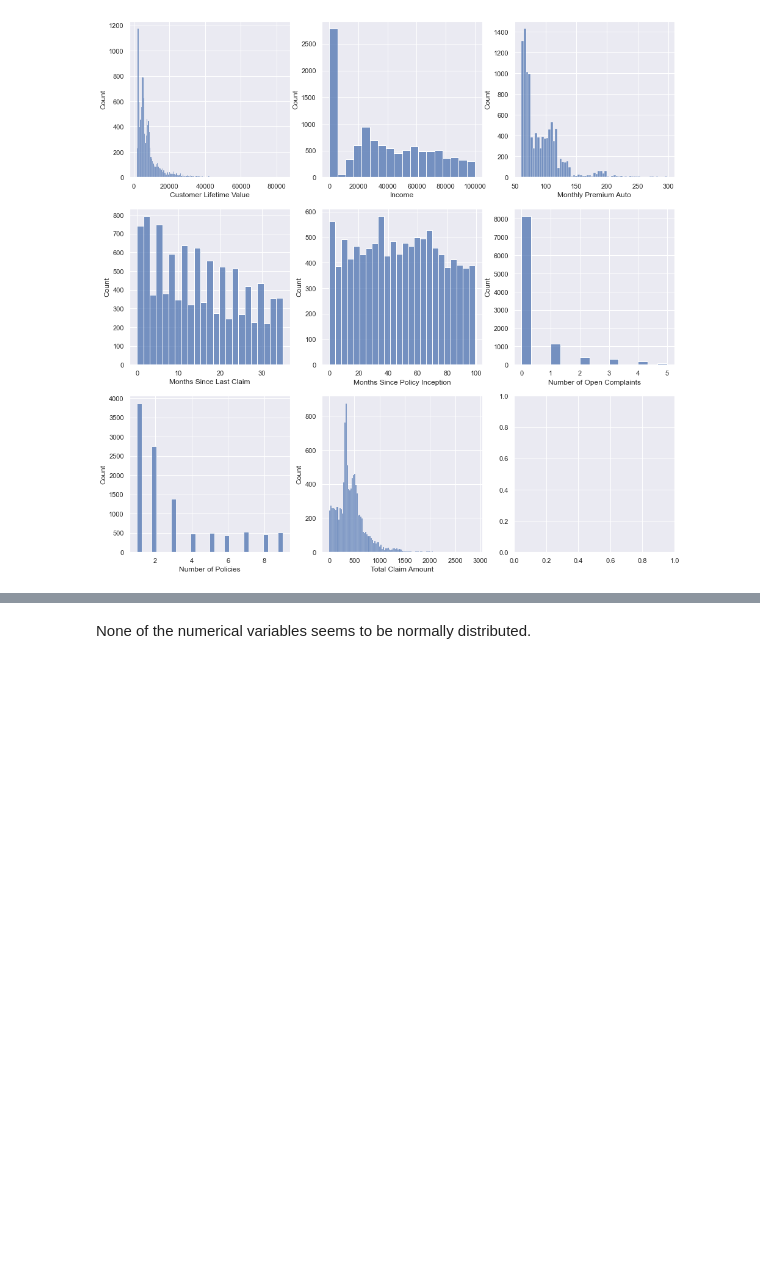
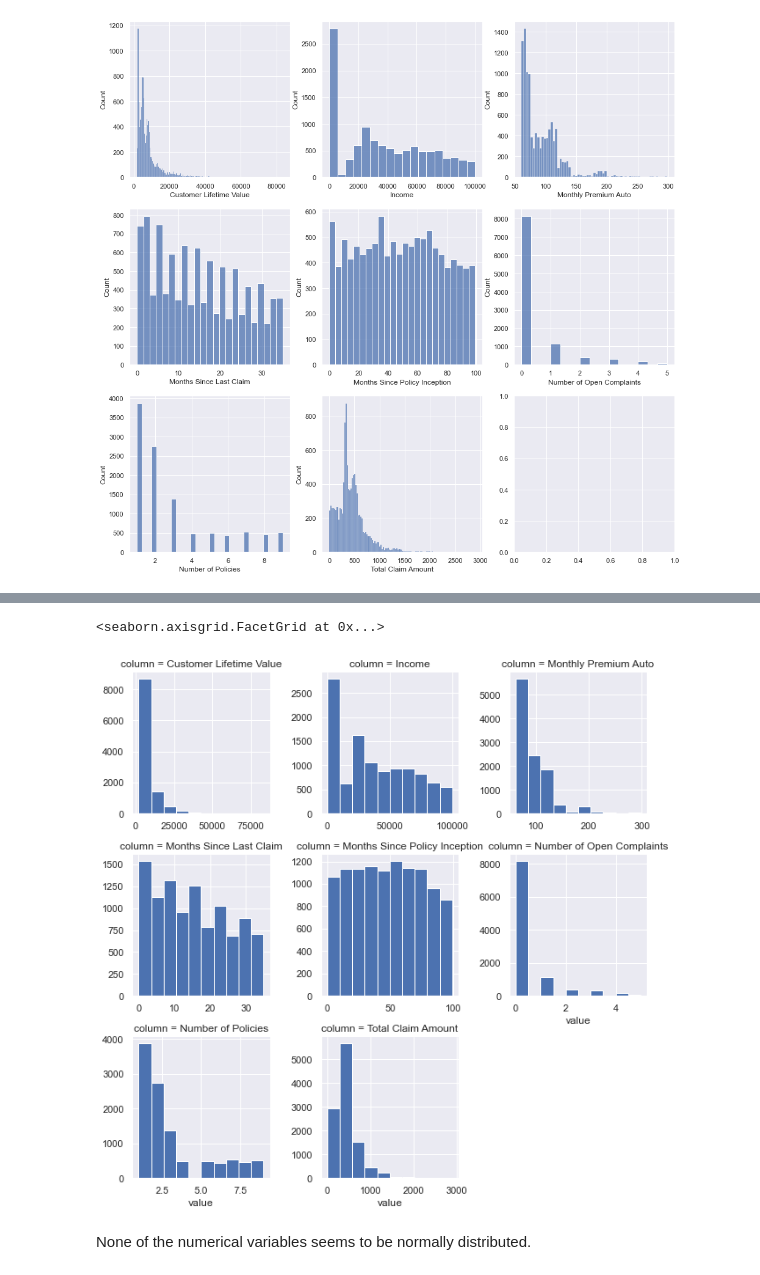
Before and after one commit to NHer0/IronEnrique, a Jupyter notebook: Customer_Analysis_Case_Study/Customer_Analysis_Case_Study.ipynb, the cells around one changed output, grey strips where cells are left out. Saved outputs shown, nothing was run; the diff lists cells and outputs as text; code cells hidden in the pictures; blank space fills up the shorter version.

```diff
--- a/Customer_Analysis_Case_Study/Customer_Analysis_Case_Study.ipynb
+++ b/Customer_Analysis_Case_Study/Customer_Analysis_Case_Study.ipynb
@@ -1023,0 +1028,6 @@ dist_plot(ca_c_num_df, 3)
+# %%
+#using sns FacetGrid
+
+
+# First we melt the dataframe to have all data in one single column
+ca_c_num_df_melted = ca_c_num_df.melt(var_name="column")
@@ -1024,3 +1052,10 @@ dist_plot(ca_c_num_df, 3)
+# %%
+# FacetGrid
+g = sns.FacetGrid(ca_c_num_df_melted, col='column', col_wrap=3, sharex=False, sharey=False)
+g.map(plt.hist, 'value')
+# %% [output]
+<seaborn.axisgrid.FacetGrid at 0x...>
+[figure, added]
 # %% [markdown]
 None of the numerical variables seems to be normally distributed.
 # %% [markdown]
```
Also changed, not shown: parts of 5 cells of this notebook.
